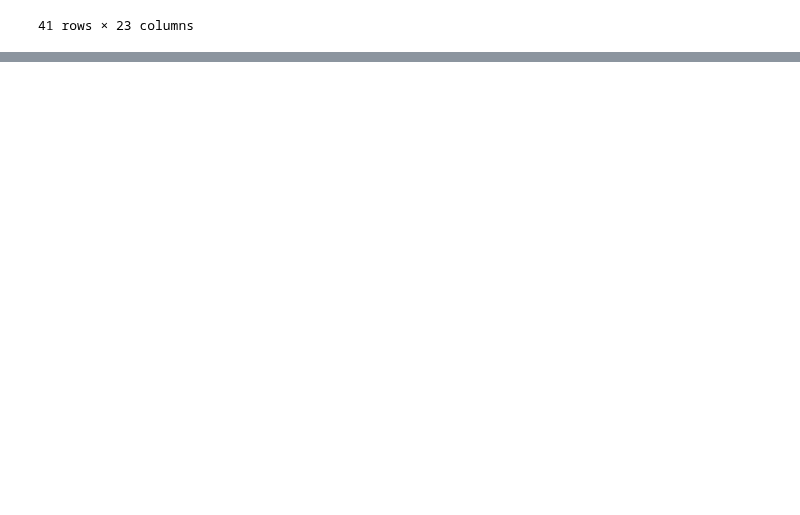
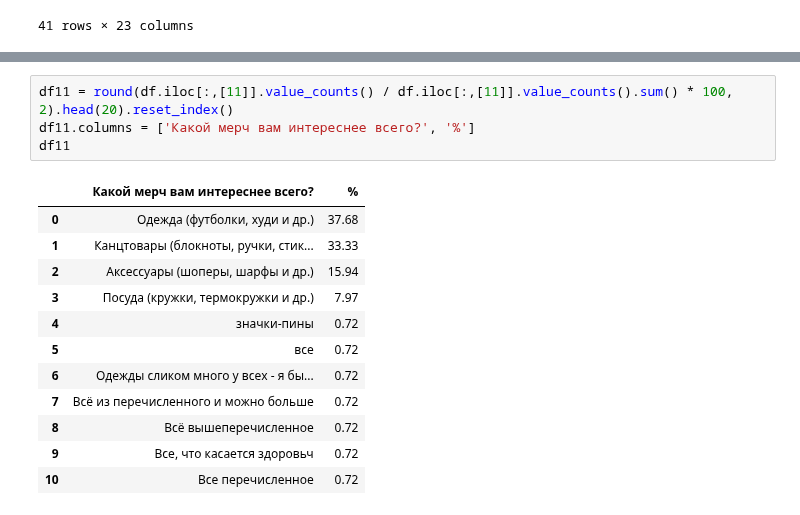
Before and after one commit to Gralex78/Home-Work-PYDA-20, a Jupyter notebook: 28_Grow/Grow.ipynb, the cells around one changed output, grey strips where cells are left out. Drawn from its saved outputs; the diff is of its cells as text; blank space fills up the shorter version.

```diff
--- a/28_Grow/Grow.ipynb
+++ b/28_Grow/Grow.ipynb
@@ -138,0 +318,17 @@ target_audience
+# %%
+df11 = round(df.iloc[:,[11]].value_counts() / df.iloc[:,[11]].value_counts().sum() * 100, 2).head(20).reset_index()
+df11.columns = ['Какой мерч вам интереснее всего?', '%']
+df11
+# %% [output]
+|  | Какой мерч вам интереснее всего? | % |
+| 0 | Одежда (футболки, худи и др.) | 37.68 |
+| 1 | Канцтовары (блокноты, ручки, стик... | 33.33 |
+| 2 | Аксессуары (шоперы, шарфы и др.) | 15.94 |
+| 3 | Посуда (кружки, термокружки и др.) | 7.97 |
+| 4 | значки-пины | 0.72 |
+| 5 | все | 0.72 |
+| 6 | Одежды сликом много у всех - я бы... | 0.72 |
+| 7 | Всё из перечисленного и можно больше | 0.72 |
+| 8 | Всё вышеперечисленное | 0.72 |
+| 9 | Все, что касается здоровьч | 0.72 |
+| 10 | Все перечисленное | 0.72 |
```
Also changed, not shown: parts of 23 cells of this notebook.
